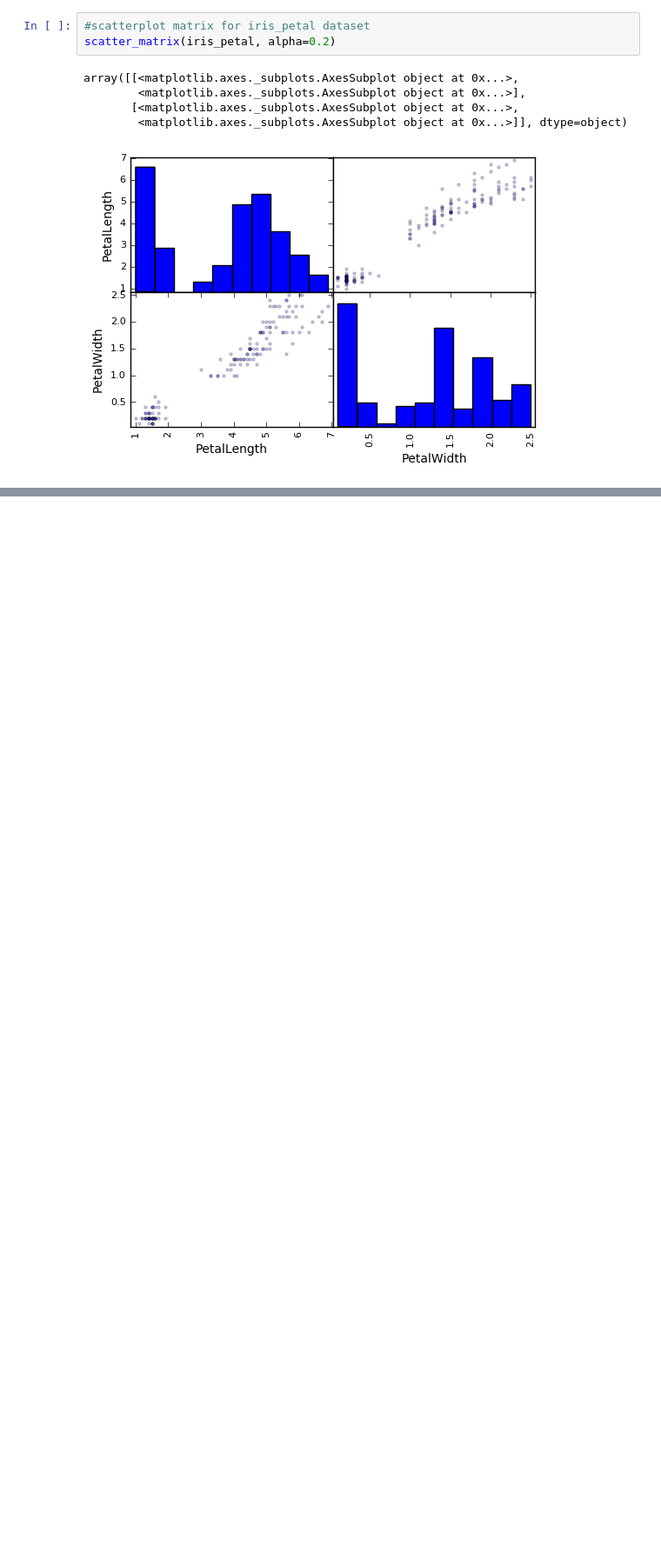
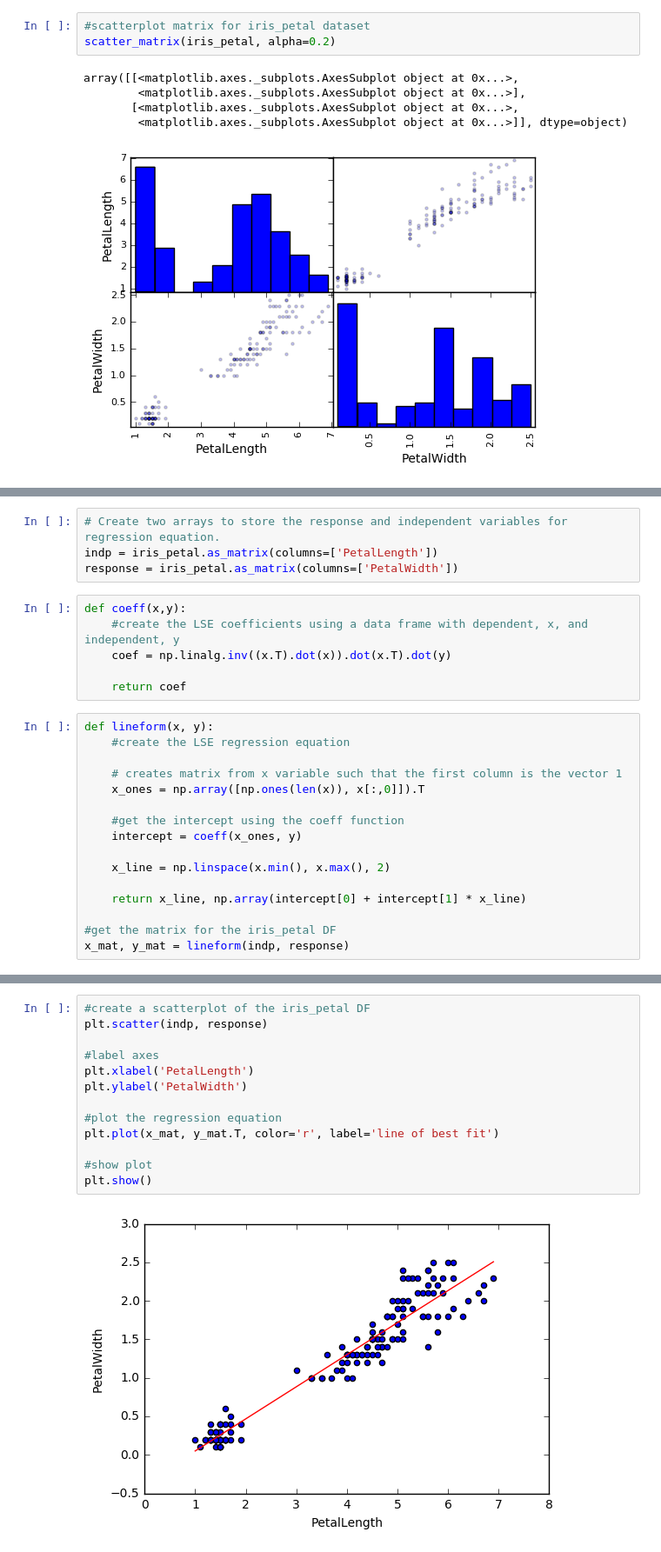
Before and after one commit to jslucf/MAN6915-Assignment-4, a Jupyter notebook: Homework 4.ipynb, the cells around one changed output, grey strips where cells are left out. Shown at 87% size. Cells and saved outputs as stored; diff of their text form; blank space fills up the shorter version.

```diff
--- a/Homework 4.ipynb
+++ b/Homework 4.ipynb
@@ -144,0 +51,26 @@ def WaiveWhiteFlag:
+# %%
+# Create two arrays to store the response and independent variables for regression equation.
+indp = iris_petal.as_matrix(columns=['PetalLength'])
+response = iris_petal.as_matrix(columns=['PetalWidth'])
+# %%
+def coeff(x,y):
+    #create the LSE coefficients using a data frame with dependent, x, and independent, y
+    coef = np.linalg.inv((x.T).dot(x)).dot(x.T).dot(y)
+
+    return coef
+# %%
+def lineform(x, y):
+    #create the LSE regression equation
+
+    # creates matrix from x variable such that the first column is the vector 1
+    x_ones = np.array([np.ones(len(x)), x[:,0]]).T
+
+    #get the intercept using the coeff function
+    intercept = coeff(x_ones, y)
+
+    x_line = np.linspace(x.min(), x.max(), 2)
+
+    return x_line, np.array(intercept[0] + intercept[1] * x_line)
+
+#get the matrix for the iris_petal DF
+x_mat, y_mat = lineform(indp, response)
@@ -144,0 +79,15 @@ def WaiveWhiteFlag:
+# %%
+#create a scatterplot of the iris_petal DF
+plt.scatter(indp, response)
+
+#label axes
+plt.xlabel('PetalLength')
+plt.ylabel('PetalWidth')
+
+#plot the regression equation
+plt.plot(x_mat, y_mat.T, color='r', label='line of best fit')
+
+#show plot
+plt.show()
+# %% [output]
+[figure, added]
```
Also changed, not shown: parts of 8 cells of this notebook.
